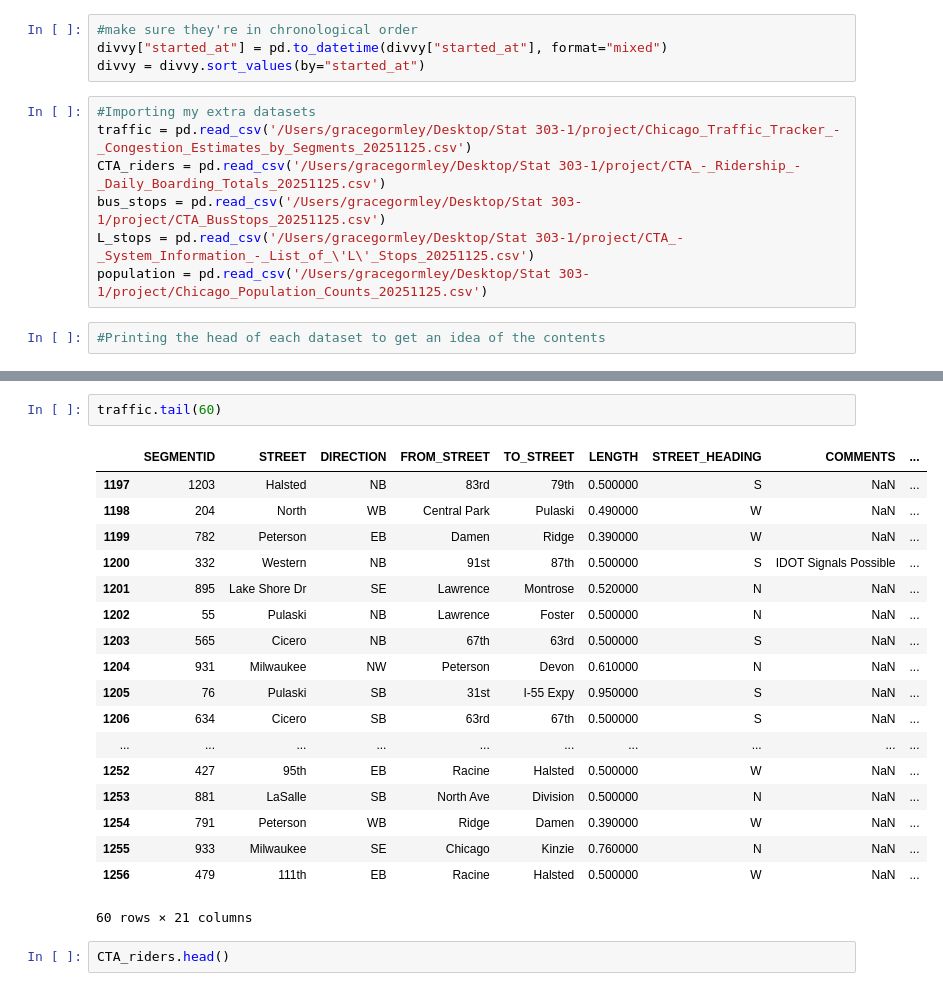
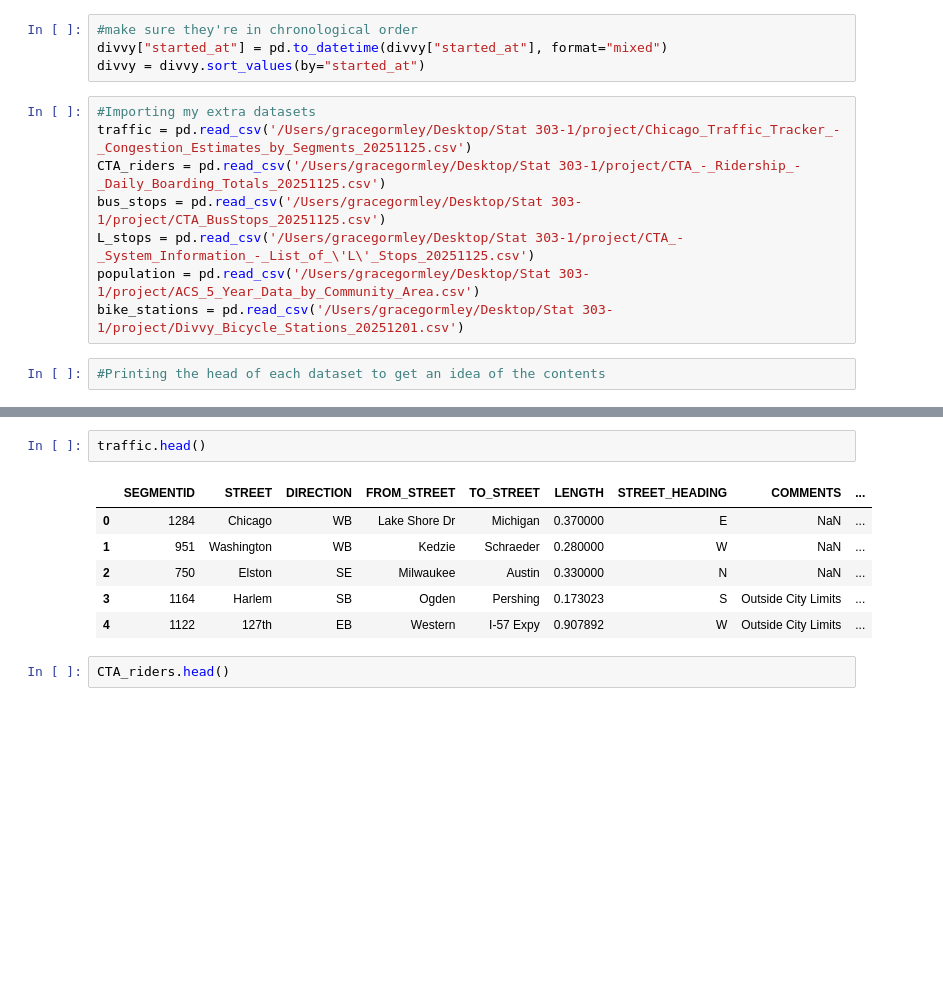
Before and after one commit to gracegormley-gkg/Stat-303-1-Final-Project, a Jupyter notebook: Project Code Template - Grace.ipynb, the cells around one changed output, grey strips where cells are left out. Saved outputs shown, nothing was run; the diff lists cells and outputs as text; blank space fills up the shorter version.

```diff
--- a/Project Code Template - Grace.ipynb
+++ b/Project Code Template - Grace.ipynb
@@ -77,7 +79,8 @@ traffic = pd.read_csv('/Users/gracegormley/Desktop/Stat 303-1/project/Chicago_Tr
 CTA_riders = pd.read_csv('/Users/gracegormley/Desktop/Stat 303-1/project/CTA_-_Ridership_-_Daily_Boarding_Totals_20251125.csv')
 bus_stops = pd.read_csv('/Users/gracegormley/Desktop/Stat 303-1/project/CTA_BusStops_20251125.csv')
 L_stops = pd.read_csv('/Users/gracegormley/Desktop/Stat 303-1/project/CTA_-_System_Information_-_List_of_\'L\'_Stops_20251125.csv')
-population = pd.read_csv('/Users/gracegormley/Desktop/Stat 303-1/project/Chicago_Population_Counts_20251125.csv')
+population = pd.read_csv('/Users/gracegormley/Desktop/Stat 303-1/project/ACS_5_Year_Data_by_Community_Area.csv')
+bike_stations = pd.read_csv('/Users/gracegormley/Desktop/Stat 303-1/project/Divvy_Bicycle_Stations_20251201.csv')
 # %%
 #Printing the head of each dataset to get an idea of the contents
 # %%
@@ -90,26 +93,14 @@ divvy.head()
 | 3467452 | 0D9E85F804C85828 | electric_bike | 2024-01-01 00:00:53 | 2024-01-01 00:22:30 | Clinton St & Madison St | TA1305000032 | NaN | ... |
 | 3410785 | 56F5C3ED5178C131 | classic_bike | 2024-01-01 00:01:01 | 2024-01-01 00:24:12 | LaSalle St & Illinois St | 13430 | Indiana Ave & Roosevelt Rd | ... |
 # %%
-traffic.tail(60)
+traffic.head()
 # %% [output]
 |  | SEGMENTID | STREET | DIRECTION | FROM_STREET | TO_STREET | LENGTH | STREET_HEADING | COMMENTS | ... |
-| 1197 | 1203 | Halsted | NB | 83rd | 79th | 0.500000 | S | NaN | ... |
-| 1198 | 204 | North | WB | Central Park | Pulaski | 0.490000 | W | NaN | ... |
-| 1199 | 782 | Peterson | EB | Damen | Ridge | 0.390000 | W | NaN | ... |
-| 1200 | 332 | Western | NB | 91st | 87th | 0.500000 | S | IDOT Signals Possible | ... |
-| 1201 | 895 | Lake Shore Dr | SE | Lawrence | Montrose | 0.520000 | N | NaN | ... |
-| 1202 | 55 | Pulaski | NB | Lawrence | Foster | 0.500000 | N | NaN | ... |
-| 1203 | 565 | Cicero | NB | 67th | 63rd | 0.500000 | S | NaN | ... |
-| 1204 | 931 | Milwaukee | NW | Peterson | Devon | 0.610000 | N | NaN | ... |
-| 1205 | 76 | Pulaski | SB | 31st | I-55 Expy | 0.950000 | S | NaN | ... |
-| 1206 | 634 | Cicero | SB | 63rd | 67th | 0.500000 | S | NaN | ... |
-| ... | ... | ... | ... | ... | ... | ... | ... | ... | ... |
-| 1252 | 427 | 95th | EB | Racine | Halsted | 0.500000 | W | NaN | ... |
-| 1253 | 881 | LaSalle | SB | North Ave | Division | 0.500000 | N | NaN | ... |
-| 1254 | 791 | Peterson | WB | Ridge | Damen | 0.390000 | W | NaN | ... |
-| 1255 | 933 | Milwaukee | SE | Chicago | Kinzie | 0.760000 | N | NaN | ... |
-| 1256 | 479 | 111th | EB | Racine | Halsted | 0.500000 | W | NaN | ... |
+| 0 | 1284 | Chicago | WB | Lake Shore Dr | Michigan | 0.370000 | E | NaN | ... |
+| 1 | 951 | Washington | WB | Kedzie | Schraeder | 0.280000 | W | NaN | ... |
+| 2 | 750 | Elston | SE | Milwaukee | Austin | 0.330000 | N | NaN | ... |
+| 3 | 1164 | Harlem | SB | Ogden | Pershing | 0.173023 | S | Outside City Limits | ... |
+| 4 | 1122 | 127th | EB | Western | I-57 Expy | 0.907892 | W | Outside City Limits | ... |
-60 rows × 21 columns
 # %%
 CTA_riders.head()
 # %% [output]
```
Also changed, not shown: parts of 15 cells of this notebook.
